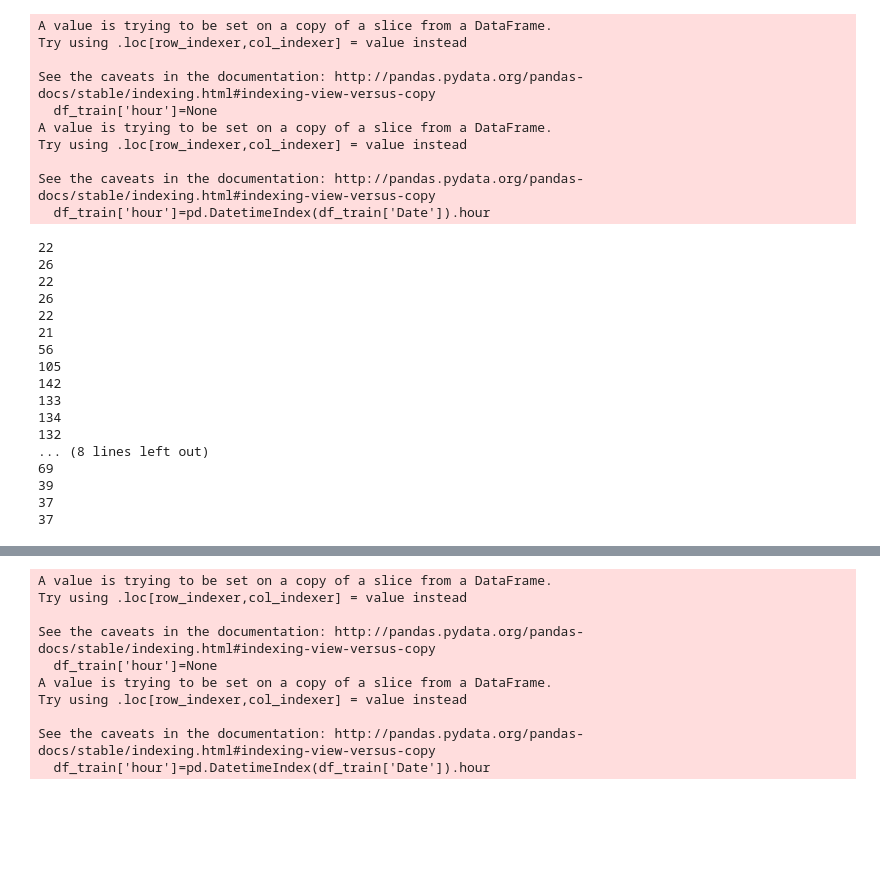
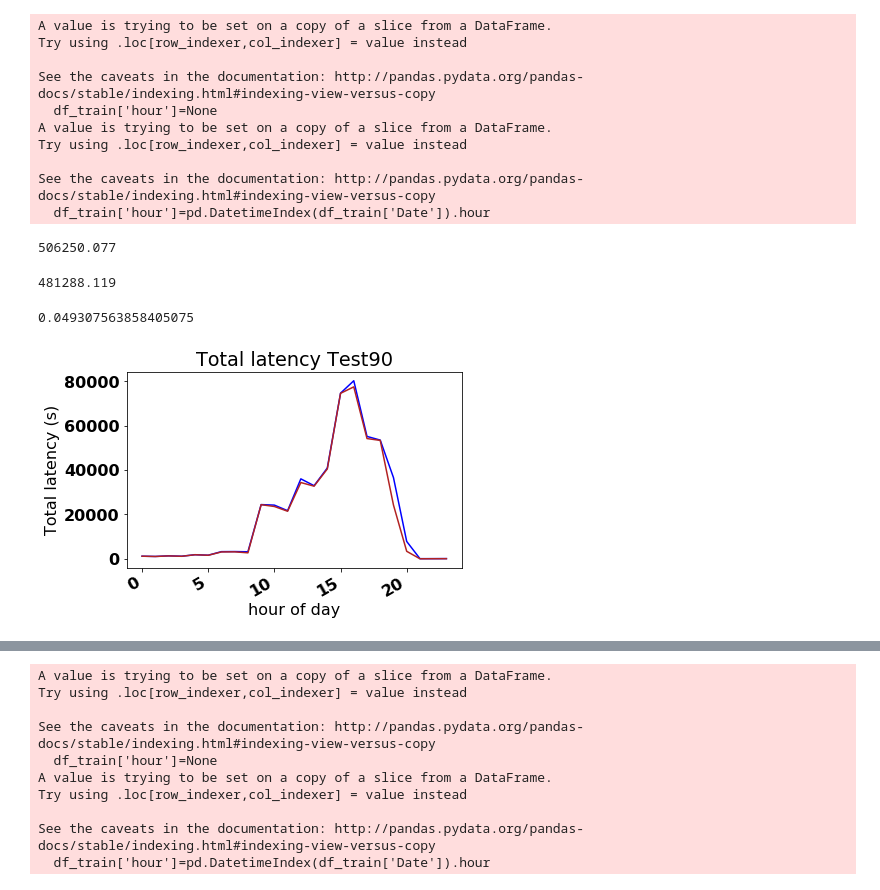
Before and after one commit to nrb75/Manifold, a Jupyter notebook: FP-Growth-optimize-hourly.ipynb, the cells around one changed output, grey strips where cells are left out. Cells and saved outputs as stored; diff of their text form; code cells hidden in the pictures; blank space fills up the shorter version.

```diff
--- a/FP-Growth-optimize-hourly.ipynb
+++ b/FP-Growth-optimize-hourly.ipynb
@@ -352,29 +260,43 @@ Try using .loc[row_indexer,col_indexer] = value instead
 
 See the caveats in the documentation: http://pandas.pydata.org/pandas-docs/stable/indexing.html#indexing-view-versus-copy
   df_train['hour']=pd.DatetimeIndex(df_train['Date']).hour
+# %%
+total_latency90
+# %% [output]
+506250.077
+# %%
+total_model_latency90
+# %% [output]
+481288.119
+# %%
+model_reduction=(total_latency90-total_model_latency90)/total_latency90
+model_reduction
+# %% [output]
+0.049307563858405075
 # %%
 #how many apps were assigned to specific servers for each timestep?
 # %%
-for i in server_assign90:
-    print(len(i))
+#for i in server_assign90:
+#   print(len(i))
-# %% [output]
-22
-26
-22
-26
-22
-21
-56
-105
-142
-133
-134
-132
-... (8 lines left out)
-69
-39
-37
-37
+# %%
+font = {'family' : 'normal',
+        'weight' : 'bold',
+        'size'   : 16}
+matplotlib.rc('font', **font)
+
+fig, ax = plt.subplots()
+ax.plot(model_output_test90['hours'], model_output_test90['total_latency'], color='blue')
+ax.plot(model_output_test90['hours'], model_output_test90['total_latency_model'], color='firebrick')
+
+
+## Rotate date labels automatically
+fig.autofmt_xdate()
+plt.ylabel('Total latency (s)')
+plt.xlabel('hour of day')
+plt.title('Total latency Test90')
+plt.show()
+# %% [output]
+[figure, added]
 # %%
 matplotlib.rc('font', **font)
 fig, ax = plt.subplots(1,1, figsize=(7,5))
```
Also changed, not shown: parts of 79 cells of this notebook, 6 other files.
